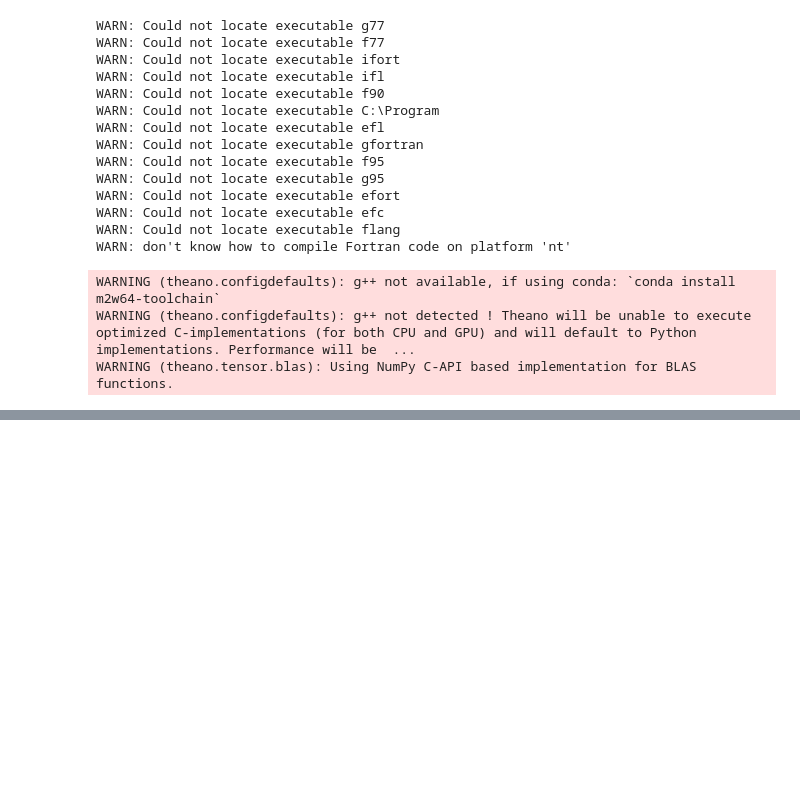
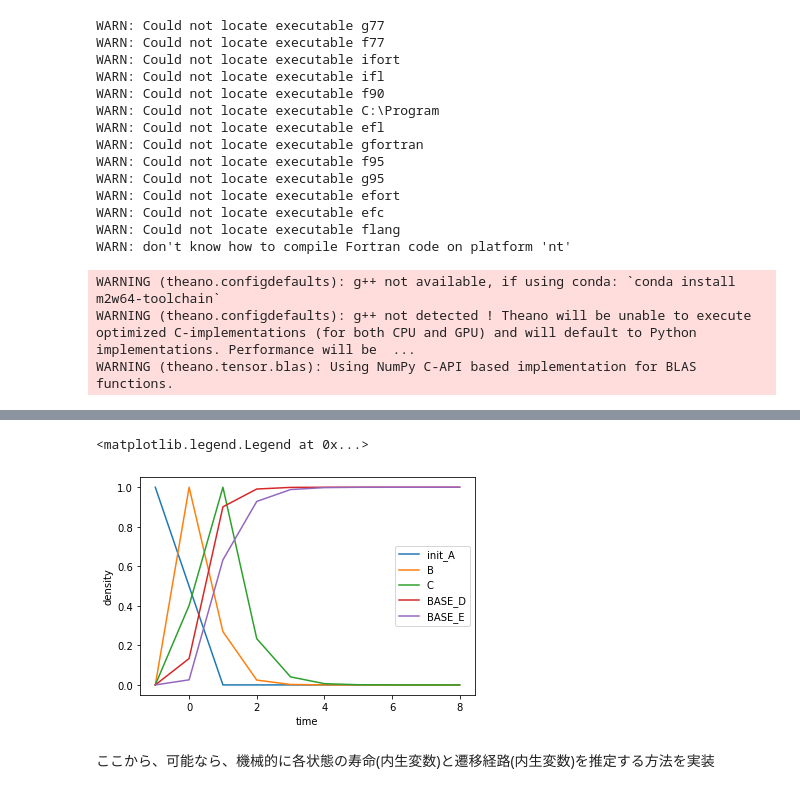
Before and after one commit to rokaboNatttsu/absorption_time_change, a Jupyter notebook: test.ipynb, the cells around one changed output, grey strips where cells are left out. Drawn from its saved outputs; the diff is of its cells as text; code cells hidden in the pictures; blank space fills up the shorter version.

```diff
--- a/test.ipynb
+++ b/test.ipynb
@@ -198,0 +266,34 @@ with pm.Model() as gaussian_fitting_model:
+# %%
+states_with_peak_length = {
+          350:"init_A", # ピーク波長をキー、状態を値に持つ
+          700:"B",
+          400:"C",
+          600:"BASE_D",
+          300:"BASE_E",
+}
+densities = {
+    "init_A":None,
+    "B":None,
+    "C":None,
+    "BASE_D":None,
+    "BASE_E":None,
+}
+# %%
+for peak_lenth in states_with_peak_length:
+    state_name = states_with_peak_length[peak_lenth]
+    if densities[state_name] is None:
+        densities[state_name] = prams_2_intensity[peak_lenth]
+    else:
+        densities[state_name] += prams_2_intensity[peak_lenth]
+        densities[state_name] /= np.max(densities[state_name])
+for state_name in densities:
+    density = densities[state_name]
+    plt.plot(observed_t, density, label=state_name)
+plt.xlabel("time")
+plt.ylabel("density")
+plt.legend()
+# %% [output]
+<matplotlib.legend.Legend at 0x...>
+[figure, added]
+# %% [markdown]
+ここから、可能なら、機械的に各状態の寿命(内生変数)と遷移経路(内生変数)を推定する方法を実装
```
Also changed, not shown: parts of 8 cells of this notebook.
